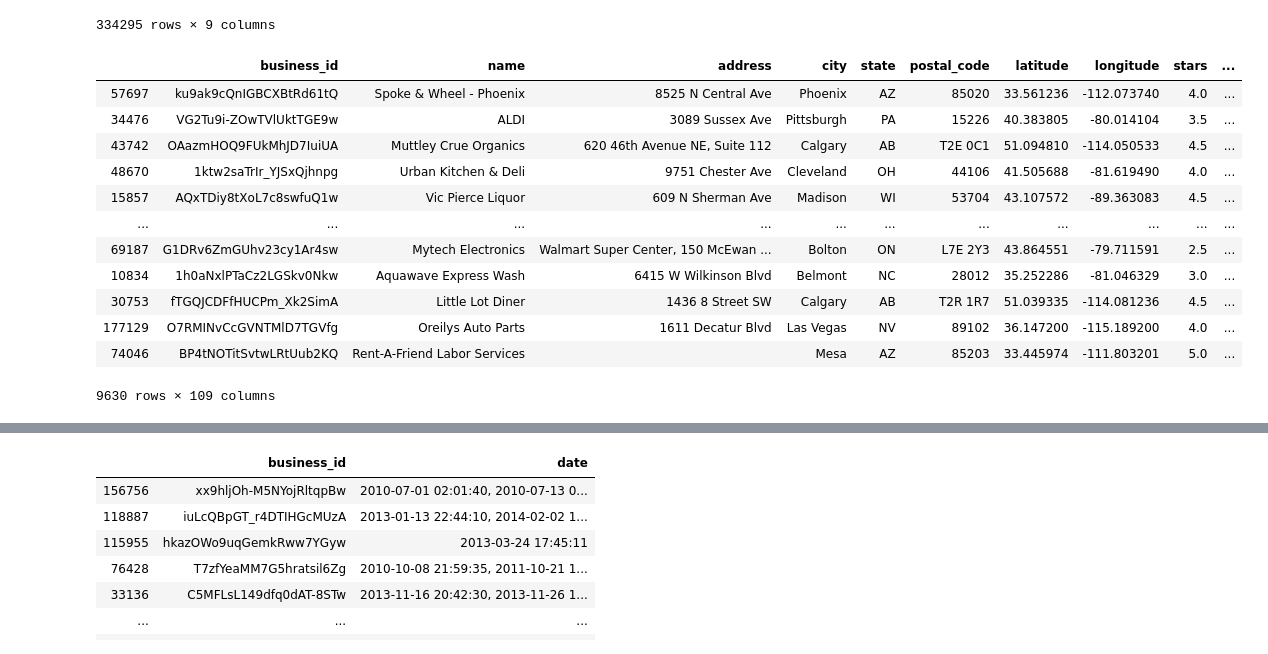
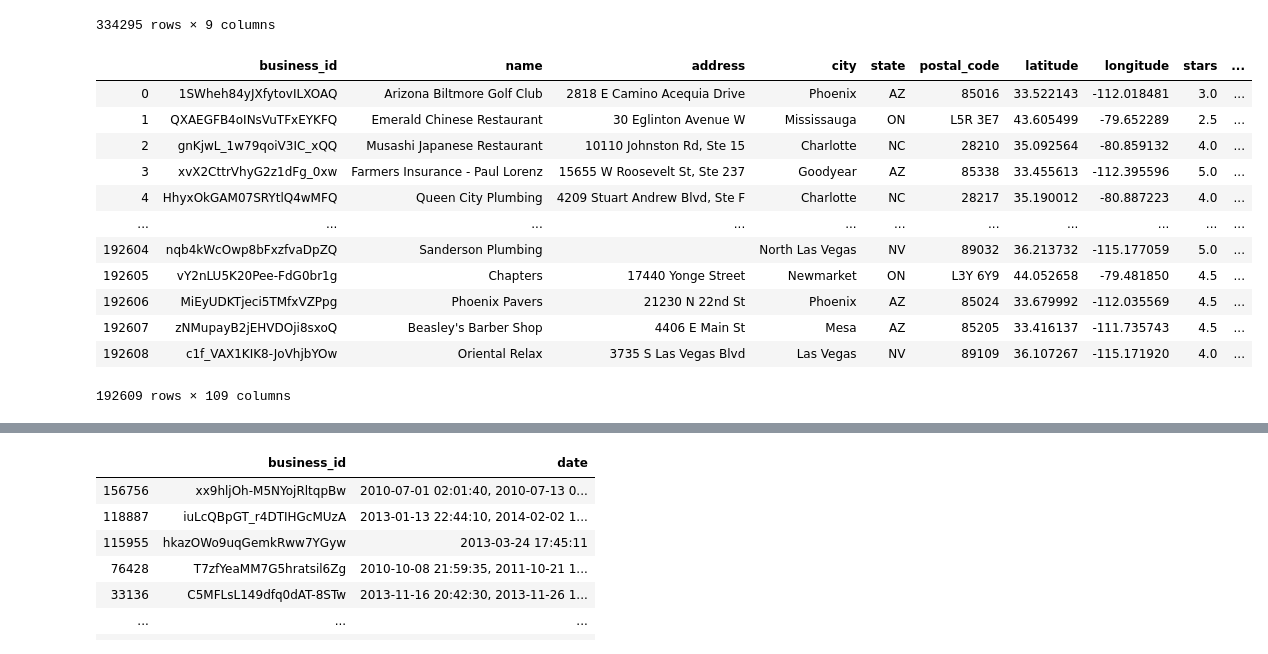
Before and after one commit to wonchankim97/Yelp-Recommender, a Jupyter notebook: EDA_KISOO.ipynb, the cells around one changed output, grey strips where cells are left out. Cells and saved outputs as stored; diff of their text form; code cells hidden in the pictures.

```diff
--- a/EDA_KISOO.ipynb
+++ b/EDA_KISOO.ipynb
@@ -3,6 +3,9 @@ import json
 import re
 import pandas as pd
 from pandas.io.json import json_normalize
+
+#pd.set_option('display.max_rows', 1500)
+pd.set_option('display.max_columns', 110)
 # %%
 def flattenJSON(json_obj):
     data = json.loads(json_obj)
@@ -76,20 +79,20 @@ review
 # %%
 with open('yelp_dataset/business.json') as f:
     data = [toConvertableJson(line) for line in f]
 business = pd.DataFrame(data)
-business = business.sample(frac=0.05, replace=False, random_state=1)
-business
+#business = business.sample(frac=0.05, replace=False, random_state=1)
+business.drop(['hours','attributes'], axis=1, inplace=True) # null
 # %% [output]
 |  | business_id | name | address | city | state | postal_code | latitude | longitude | stars | ... |
-| 57697 | ku9ak9cQnIGBCXBtRd61tQ | Spoke & Wheel - Phoenix | 8525 N Central Ave | Phoenix | AZ | 85020 | 33.561236 | -112.073740 | 4.0 | ... |
-| 34476 | VG2Tu9i-ZOwTVlUktTGE9w | ALDI | 3089 Sussex Ave | Pittsburgh | PA | 15226 | 40.383805 | -80.014104 | 3.5 | ... |
-| 43742 | OAazmHOQ9FUkMhJD7IuiUA | Muttley Crue Organics | 620 46th Avenue NE, Suite 112 | Calgary | AB | T2E 0C1 | 51.094810 | -114.050533 | 4.5 | ... |
-| 48670 | 1ktw2saTrIr_YJSxQjhnpg | Urban Kitchen & Deli | 9751 Chester Ave | Cleveland | OH | 44106 | 41.505688 | -81.619490 | 4.0 | ... |
-| 15857 | AQxTDiy8tXoL7c8swfuQ1w | Vic Pierce Liquor | 609 N Sherman Ave | Madison | WI | 53704 | 43.107572 | -89.363083 | 4.5 | ... |
+| 0 | 1SWheh84yJXfytovILXOAQ | Arizona Biltmore Golf Club | 2818 E Camino Acequia Drive | Phoenix | AZ | 85016 | 33.522143 | -112.018481 | 3.0 | ... |
+| 1 | QXAEGFB4oINsVuTFxEYKFQ | Emerald Chinese Restaurant | 30 Eglinton Avenue W | Mississauga | ON | L5R 3E7 | 43.605499 | -79.652289 | 2.5 | ... |
+| 2 | gnKjwL_1w79qoiV3IC_xQQ | Musashi Japanese Restaurant | 10110 Johnston Rd, Ste 15 | Charlotte | NC | 28210 | 35.092564 | -80.859132 | 4.0 | ... |
+| 3 | xvX2CttrVhyG2z1dFg_0xw | Farmers Insurance - Paul Lorenz | 15655 W Roosevelt St, Ste 237 | Goodyear | AZ | 85338 | 33.455613 | -112.395596 | 5.0 | ... |
+| 4 | HhyxOkGAM07SRYtlQ4wMFQ | Queen City Plumbing | 4209 Stuart Andrew Blvd, Ste F | Charlotte | NC | 28217 | 35.190012 | -80.887223 | 4.0 | ... |
 | ... | ... | ... | ... | ... | ... | ... | ... | ... | ... | ... |
-| 69187 | G1DRv6ZmGUhv23cy1Ar4sw | Mytech Electronics | Walmart Super Center, 150 McEwan ... | Bolton | ON | L7E 2Y3 | 43.864551 | -79.711591 | 2.5 | ... |
-| 10834 | 1h0aNxlPTaCz2LGSkv0Nkw | Aquawave Express Wash | 6415 W Wilkinson Blvd | Belmont | NC | 28012 | 35.252286 | -81.046329 | 3.0 | ... |
-| 30753 | fTGQJCDFfHUCPm_Xk2SimA | Little Lot Diner | 1436 8 Street SW | Calgary | AB | T2R 1R7 | 51.039335 | -114.081236 | 4.5 | ... |
-| 177129 | O7RMINvCcGVNTMlD7TGVfg | Oreilys Auto Parts | 1611 Decatur Blvd | Las Vegas | NV | 89102 | 36.147200 | -115.189200 | 4.0 | ... |
-| 74046 | BP4tNOTitSvtwLRtUub2KQ | Rent-A-Friend Labor Services |  | Mesa | AZ | 85203 | 33.445974 | -111.803201 | 5.0 | ... |
+| 192604 | nqb4kWcOwp8bFxzfvaDpZQ | Sanderson Plumbing |  | North Las Vegas | NV | 89032 | 36.213732 | -115.177059 | 5.0 | ... |
+| 192605 | vY2nLU5K20Pee-FdG0br1g | Chapters | 17440 Yonge Street | Newmarket | ON | L3Y 6Y9 | 44.052658 | -79.481850 | 4.5 | ... |
+| 192606 | MiEyUDKTjeci5TMfxVZPpg | Phoenix Pavers | 21230 N 22nd St | Phoenix | AZ | 85024 | 33.679992 | -112.035569 | 4.5 | ... |
+| 192607 | zNMupayB2jEHVDOji8sxoQ | Beasley's Barber Shop | 4406 E Main St | Mesa | AZ | 85205 | 33.416137 | -111.735743 | 4.5 | ... |
+| 192608 | c1f_VAX1KIK8-JoVhjbYOw | Oriental Relax | 3735 S Las Vegas Blvd | Las Vegas | NV | 89109 | 36.107267 | -115.171920 | 4.0 | ... |
-9630 rows × 109 columns
+192609 rows × 109 columns
```
Also changed, not shown: parts of 4 cells of this notebook.
